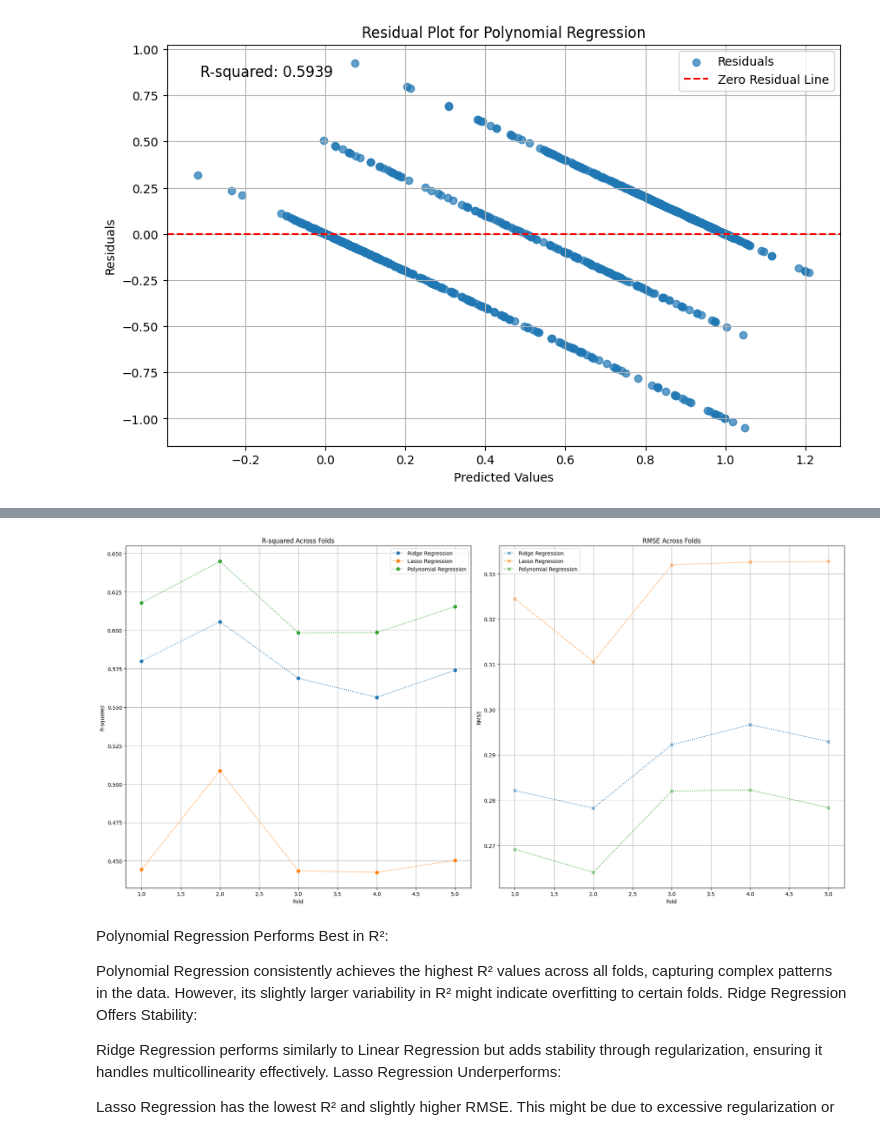
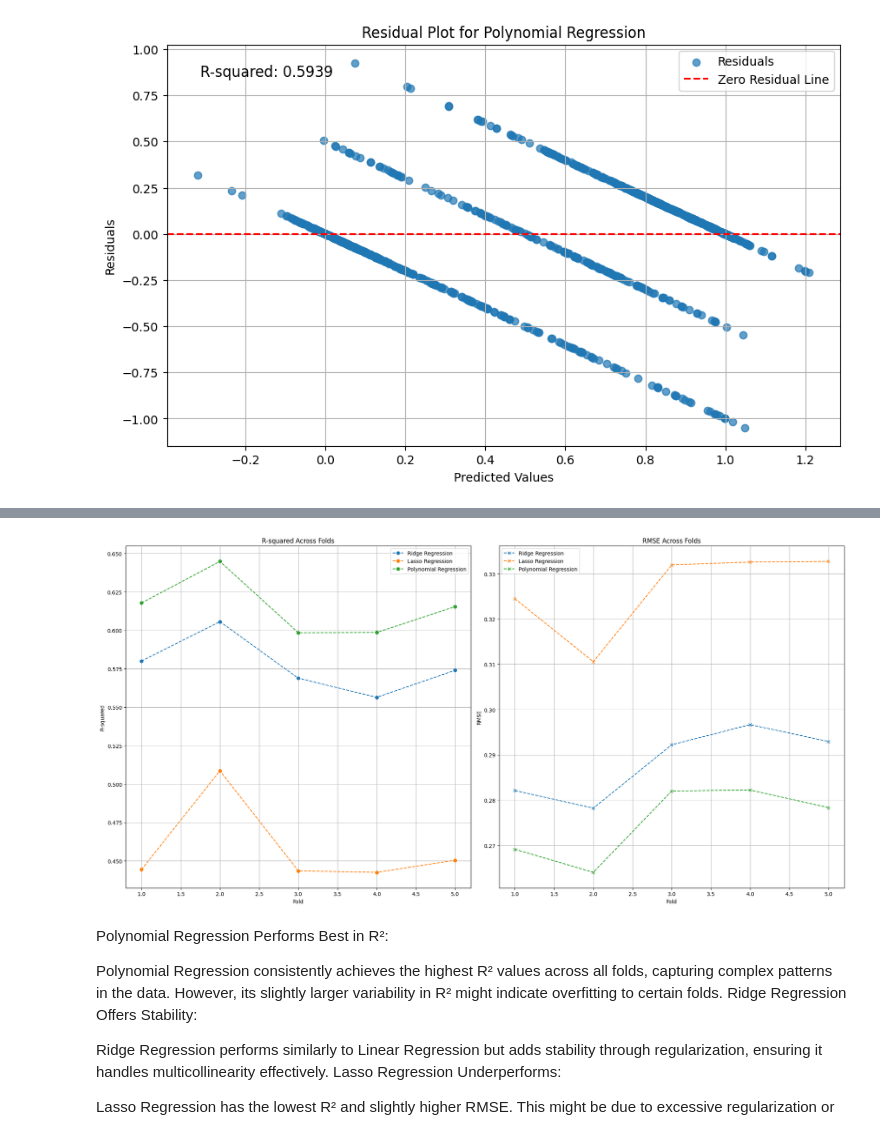
Before and after one commit to SAMYSOSERIOUS/Stats-analytics, a Jupyter notebook: DataDay7.ipynb, the cells around one changed output, grey strips where cells are left out. Saved outputs shown, nothing was run; the diff lists cells and outputs as text; code cells hidden in the pictures.

```diff
--- a/DataDay7.ipynb
+++ b/DataDay7.ipynb
@@ -533,36 +534,36 @@ import matplotlib.pyplot as plt
 
 models = {
     'Ridge Regression': {'r2': [0.58002947, 0.60566937, 0.56881431, 0.55644649, 0.57398358], 'rmse': [0.28210269, 0.27819999, 0.29220887, 0.2966646, 0.29293612]},
     'Lasso Regression': {'r2': [0.44437297, 0.5085787, 0.44353226, 0.44254164, 0.45039882], 'rmse': [0.32448117, 0.31056596, 0.33195654, 0.33258215, 0.33272358]},
     'Polynomial Regression': {'r2': [0.61780181, 0.64482831, 0.59843937, 0.59859768, 0.61544464], 'rmse': [0.26911762, 0.2640256, 0.281992, 0.28221666, 0.27831665]}
 }
 
 fig, axes = plt.subplots(1, 2, figsize=(20, 10))
 
 # Plot R-squared
 for name, metrics in models.items():
-    axes[0].plot(range(1, len(metrics['r2']) + 1), metrics['r2'], label=name, marker='o', linestyle=linestyle)
+    axes[0].plot(range(1, len(metrics['r2']) + 1), metrics['r2'], label=name, marker='o', linestyle="--")
 
 axes[0].set_title("R-squared Across Folds")
 axes[0].set_xlabel("Fold")
 axes[0].set_ylabel("R-squared")
 axes[0].legend()
 axes[0].grid(True)
 
 # Plot RMSE values
 for name, metrics in models.items():
-    axes[1].plot(range(1, len(metrics['rmse']) + 1), metrics['rmse'], label=name, marker='x', linestyle=linestyle)
+    axes[1].plot(range(1, len(metrics['rmse']) + 1), metrics['rmse'], label=name, marker='x', linestyle="--")
 
 axes[1].set_title("RMSE Across Folds")
 axes[1].set_xlabel("Fold")
 axes[1].set_ylabel("RMSE")
 axes[1].legend()
 axes[1].grid(True)
 
 plt.tight_layout()
 plt.show()
 # %% [output]
-[figure, old version]
+[figure, new version]
 # %% [markdown]
 Polynomial Regression Performs Best in R²:
 
```
Also changed, not shown: parts of 11 cells of this notebook.
